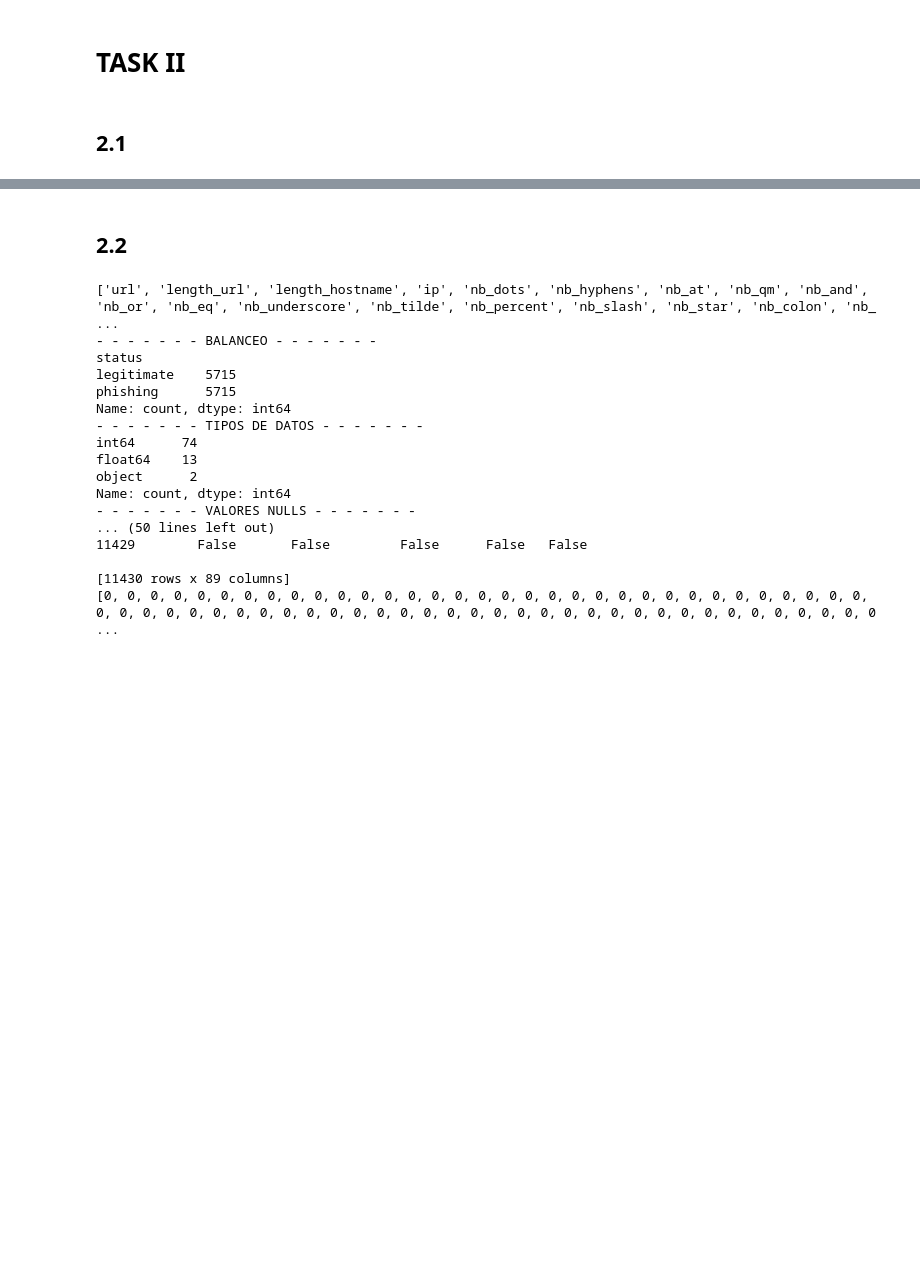
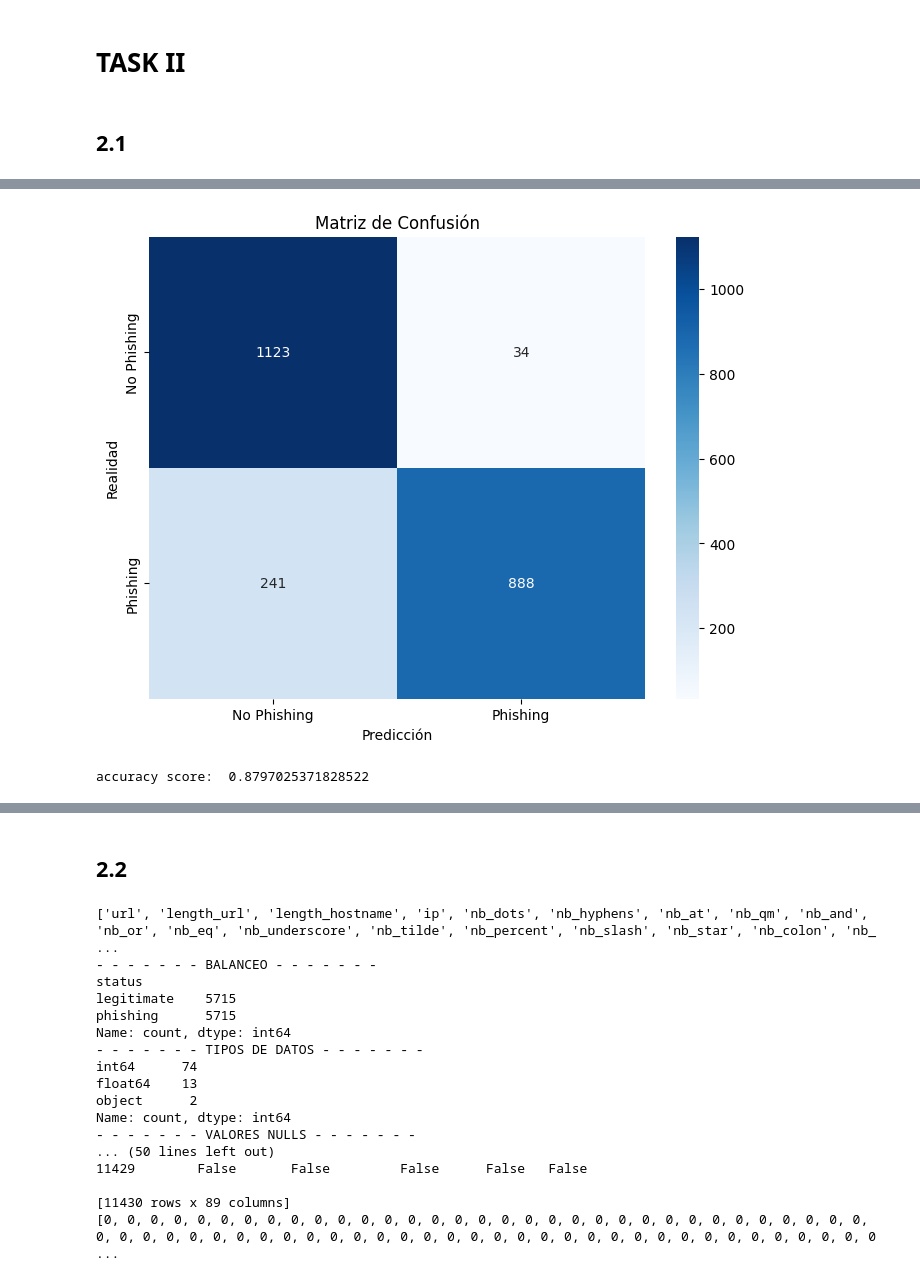
Before and after one commit to Gerax5/LAB1-IA, a Jupyter notebook: Tasks.ipynb, the cells around one changed output, grey strips where cells are left out. Cells and saved outputs as stored; diff of their text form; code cells hidden in the pictures; blank space fills up the shorter version.

```diff
--- a/Tasks.ipynb
+++ b/Tasks.ipynb
@@ -16,0 +149,12 @@ como X₂ ≈ 2X₁, el modelo de regresión tendría problemas para identificar
+# %%
+#normalizacion de datos
+#nombre de las columnas numericas a normalizar
+numeric_columns = dfProcessed.select_dtypes(include=[np.number]).columns
+print(numeric_columns)
+
+#normalizar las columnas
+scaler = StandardScaler()
+
+dfProcessed[numeric_columns] = scaler.fit_transform(dfProcessed[numeric_columns])
+
+print(dfProcessed.head())
@@ -16,0 +207,19 @@ como X₂ ≈ 2X₁, el modelo de regresión tendría problemas para identificar
+# %%
+#metricas de desempeño
+# Calcular la precisión del modelo
+print("metricas de desempeño:")
+
+precision = precision_score(y_test, predicciones)
+print("Precision:", precision)
+
+accuracy = accuracy_score(y_test, predicciones)
+print('accuracy (Exactitud):: ', accuracy)
+recall= recall_score(y_test, predicciones)
+print('recall (Sensibilidad): ', recall)
+
+f1= f1_score(y_test, predicciones)
+print('f1 score: ', f1)
+print('el valor de f1 al ser cercano a 1 indica un buen equilibrio entre la presicion y el recall, entonces el modelo tiene un buen rendimiento en estas metricas')
+
+matriz_de_confusion= confusion_matrix(y_test, predicciones)
+print(f"Confusion Matrix:\n {matriz_de_confusion}")
@@ -16,0 +279,16 @@ como X₂ ≈ 2X₁, el modelo de regresión tendría problemas para identificar
+# %%
+#Matriz de confusion
+#mapa de calor para la matriz de confusión
+plt.figure(figsize=(8, 6))
+sns.heatmap(matriz_de_confusion, annot=True, fmt='d', cmap='Blues', xticklabels=['No Phishing', 'Phishing'], yticklabels=['No Phishing', 'Phishing'])
+plt.xlabel('Predicción')
+plt.ylabel('Realidad')
+plt.title('Matriz de Confusión')
+plt.show()
+
+# Calcular y mostrar el puntaje de exactitud (accuracy)
+score = accuracy_score(y_test, predicciones)
+print("accuracy score: ", score)
+# %% [output]
+[figure, added]
+accuracy score:  0.8797025371828522
```
Also changed, not shown: parts of 13 cells of this notebook.
